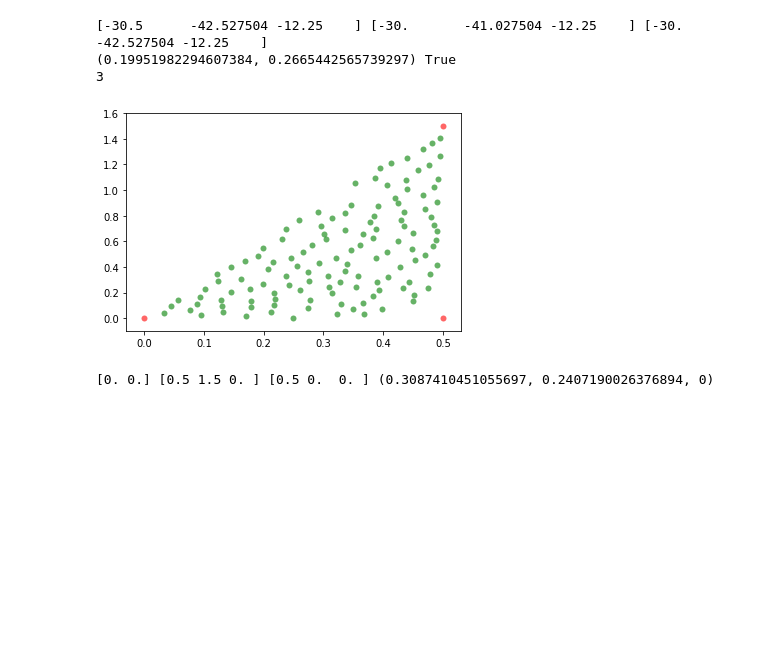
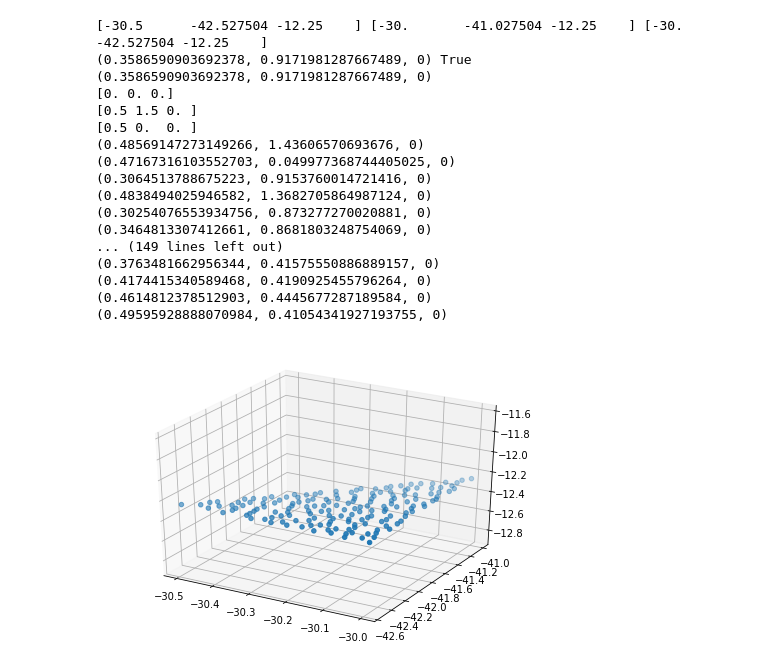
Before and after one commit to movvam/Poisson-Disc, a Jupyter notebook: Poisson-Disc.ipynb, the cells around one changed output. Saved outputs shown, nothing was run; the diff lists cells and outputs as text; code cells hidden in the pictures; blank space fills up the shorter version.

```diff
--- a/Poisson-Disc.ipynb
+++ b/Poisson-Disc.ipynb
@@ -11,42 +12,56 @@ import matplotlib.pyplot as plt
 # %%
 
 #diamond = PyntCloud.from_file('cube.off')
 diamond = PyntCloud.from_file('bed_0001.off')
 
 v1, v2, v3 = diamond.get_mesh_vertices(False, False)
 
 v1_xyz = v1[:, :3]
 v2_xyz = v2[:, :3]
 v3_xyz = v3[:, :3]
 
 areas = triangle_area_multi(v1_xyz, v2_xyz, v3_xyz)
 probabilities = areas / np.sum(areas)
 
 #print(len(v1_xyz))
 
 
 #for i in range(1):
 v1 = v1_xyz[41] #looping through each face
 v2 = v2_xyz[41]
 v3 = v3_xyz[41]
 
 print(v1,v2,v3)
 
-points, vertices = poisson_sample(v1,v2,v3)
-print(len(vertices))
+points = poisson_sample(v1,v2,v3, 50, 0.04)
 
-plt.scatter(*zip(*points), color='g', alpha=0.6, lw=0)
-plt.scatter(*zip(*vertices), color='r', alpha=0.6, lw=0)
-#plt.xlim(-0.25, width+0.25)
-#plt.ylim(-0.25, height+0.25)
-plt.axis('on')
+# plt.scatter(*zip(*points), color='g', alpha=0.6, lw=0)
+# #plt.scatter(*zip(*vertices), color='r', alpha=0.6, lw=0)
+# #plt.xlim(-0.25, width+0.25)
+# #plt.ylim(-0.25, height+0.25)
+# plt.axis('on')
+# plt.show()
+
+fig = plt.figure()
+ax = Axes3D(fig)
+ax.scatter(*zip(*points))
 plt.show()
 # %% [output]
 [-30.5      -42.527504 -12.25    ] [-30.       -41.027504 -12.25    ] [-30.       -42.527504 -12.25    ]
-(0.19951982294607384, 0.2665442565739297) True
-3
+(0.3586590903692378, 0.9171981287667489, 0) True
+(0.3586590903692378, 0.9171981287667489, 0)
+[0. 0. 0.]
+[0.5 1.5 0. ]
+[0.5 0.  0. ]
+(0.48569147273149266, 1.43606570693676, 0)
+(0.47167316103552703, 0.049977368744405025, 0)
+(0.3064513788675223, 0.9153760014721416, 0)
+(0.4838494025946582, 1.3682705864987124, 0)
+(0.30254076553934756, 0.873277270020881, 0)
+(0.3464813307412661, 0.8681803248754069, 0)
+... (149 lines left out)
+(0.3763481662956344, 0.41575550886889157, 0)
+(0.4174415340589468, 0.4190925455796264, 0)
+(0.4614812378512903, 0.4445677287189584, 0)
+(0.49595928888070984, 0.41054341927193755, 0)
-[figure, old version]
+[figure, new version]
-# %%
-print(*vertices, points[5])
-# %% [output]
-[0. 0.] [0.5 1.5 0. ] [0.5 0.  0. ] (0.3087410451055697, 0.2407190026376894, 0)
```
Also changed, not shown: parts of 1 cell of this notebook, 1 other file.
